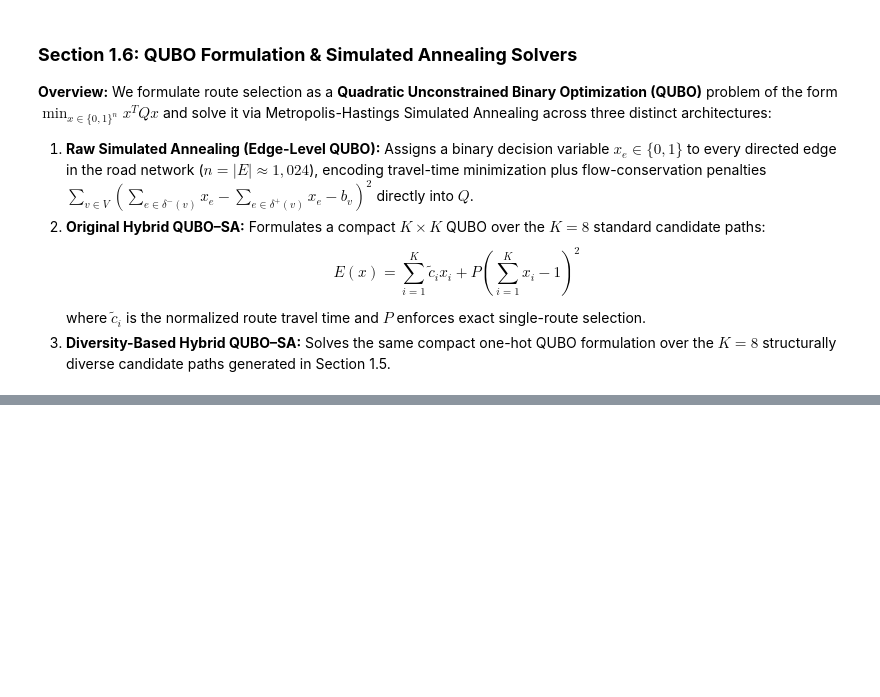
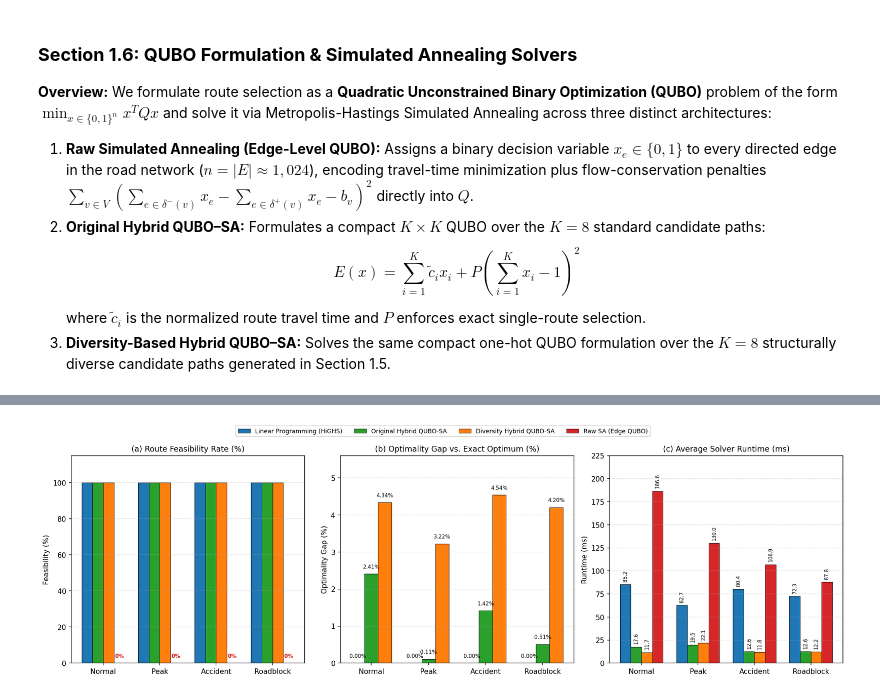
Before and after one commit to Snehamn24/Ambulance-QUBO, a Jupyter notebook: Constraints_based_QUBO_evaluation.ipynb, the cells around one changed output, grey strips where cells are left out. Saved outputs shown, nothing was run; the diff lists cells and outputs as text; code cells hidden in the pictures; blank space fills up the shorter version.

Commit message:
Phase 1 completed by comparing the results between baseline algorithms

```diff
--- a/Constraints_based_QUBO_evaluation.ipynb
+++ b/Constraints_based_QUBO_evaluation.ipynb
@@ -435,0 +810,90 @@ We formulate route selection as a **Quadratic Unconstrained Binary Optimization
+# %%
+import matplotlib.pyplot as plt
+import numpy as np
+
+# Ensure consistent ordering of scenarios and methods
+scenario_order = ["Normal", "Peak", "Accident", "Roadblock"]
+method_order = [
+    "Linear Programming (HiGHS)",
+    "Original Hybrid QUBO-SA",
+    "Diversity Hybrid QUBO-SA",
+    "Raw SA (Edge QUBO)"
+]
+colors = ["#1f77b4", "#2ca02c", "#ff7f0e", "#d62728"]
+
+plt.rcParams.update({
+    "font.size": 10,
+    "axes.titlesize": 11,
+    "axes.labelsize": 10,
+    "legend.fontsize": 8.5,
+    "figure.dpi": 150
+})
+
+fig, axes = plt.subplots(1, 3, figsize=(16, 4.8))
+x = np.arange(len(scenario_order))
+width = 0.19
+
+# Panel A: Feasibility Rate (%)
+ax = axes[0]
+for idx, (method, color) in enumerate(zip(method_order, colors)):
+    vals = [
+        df_full_phase1[(df_full_phase1["Scenario"] == s) & (df_full_phase1["Method"] == method)]["Feasibility (%)"].values[0]
+        for s in scenario_order
+    ]
+    bars = ax.bar(x + (idx - 1.5) * width, vals, width, label=method, color=color, edgecolor="black", linewidth=0.5)
+    for bar, v in zip(bars, vals):
+        if v == 0:
+            ax.text(bar.get_x() + bar.get_width() / 2, 2.5, "0%", ha="center", va="bottom", fontsize=7.5, color="#d62728", fontweight="bold")
+
+ax.set_title("(a) Route Feasibility Rate (%)")
+ax.set_ylabel("Feasibility (%)")
+ax.set_xticks(x)
+ax.set_xticklabels(scenario_order)
+ax.set_ylim(0, 115)
+ax.grid(axis="y", linestyle="--", alpha=0.4)
+
+# Panel B: Optimality Gap (%) — Feasible Solvers Only
+ax = axes[1]
+feasible_methods = method_order[:3]
+for idx, (method, color) in enumerate(zip(feasible_methods, colors[:3])):
+    vals = [
+        df_full_phase1[(df_full_phase1["Scenario"] == s) & (df_full_phase1["Method"] == method)]["Optimality Gap (%)"].values[0]
+        for s in scenario_order
+    ]
+    bars = ax.bar(x + (idx - 1.0) * (width * 1.25), vals, width * 1.25, label=method, color=color, edgecolor="black", linewidth=0.5)
+    for bar, v in zip(bars, vals):
+        ax.text(bar.get_x() + bar.get_width() / 2, v + 0.12, f"{v:.2f}%", ha="center", va="bottom", fontsize=7.5)
+
+ax.set_title("(b) Optimality Gap vs. Exact Optimum (%)")
+ax.set_ylabel("Optimality Gap (%)")
+ax.set_xticks(x)
+ax.set_xticklabels(scenario_order)
+ax.set_ylim(0, 5.6)
+ax.grid(axis="y", linestyle="--", alpha=0.4)
+
+# Panel C: Average Solver Runtime (ms)
+ax = axes[2]
+for idx, (method, color) in enumerate(zip(method_order, colors)):
+    vals = [
+        df_full_phase1[(df_full_phase1["Scenario"] == s) & (df_full_phase1["Method"] == method)]["Avg Runtime (ms)"].values[0]
+        for s in scenario_order
+    ]
+    bars = ax.bar(x + (idx - 1.5) * width, vals, width, label=method, color=color, edgecolor="black", linewidth=0.5)
+    for bar, v in zip(bars, vals):
+        ax.text(bar.get_x() + bar.get_width() / 2, v + 3.0, f"{v:.1f}", ha="center", va="bottom", fontsize=7.0, rotation=90)
+
+ax.set_title("(c) Average Solver Runtime (ms)")
+ax.set_ylabel("Runtime (ms)")
+ax.set_xticks(x)
+ax.set_xticklabels(scenario_order)
+ax.set_ylim(0, 225)
+ax.grid(axis="y", linestyle="--", alpha=0.4)
+
+handles, labels = axes[0].get_legend_handles_labels()
+fig.legend(handles, labels, loc="upper center", ncol=4, bbox_to_anchor=(0.5, 1.06), frameon=True)
+plt.tight_layout()
+plt.savefig("phase1_lp_vs_qubo_benchmark.png", dpi=300, bbox_inches="tight")
+plt.show()
+print("Saved high-resolution figure: phase1_lp_vs_qubo_benchmark.png")
+# %% [output]
+[figure, added]
```
Also changed, not shown: parts of 10 cells of this notebook.
